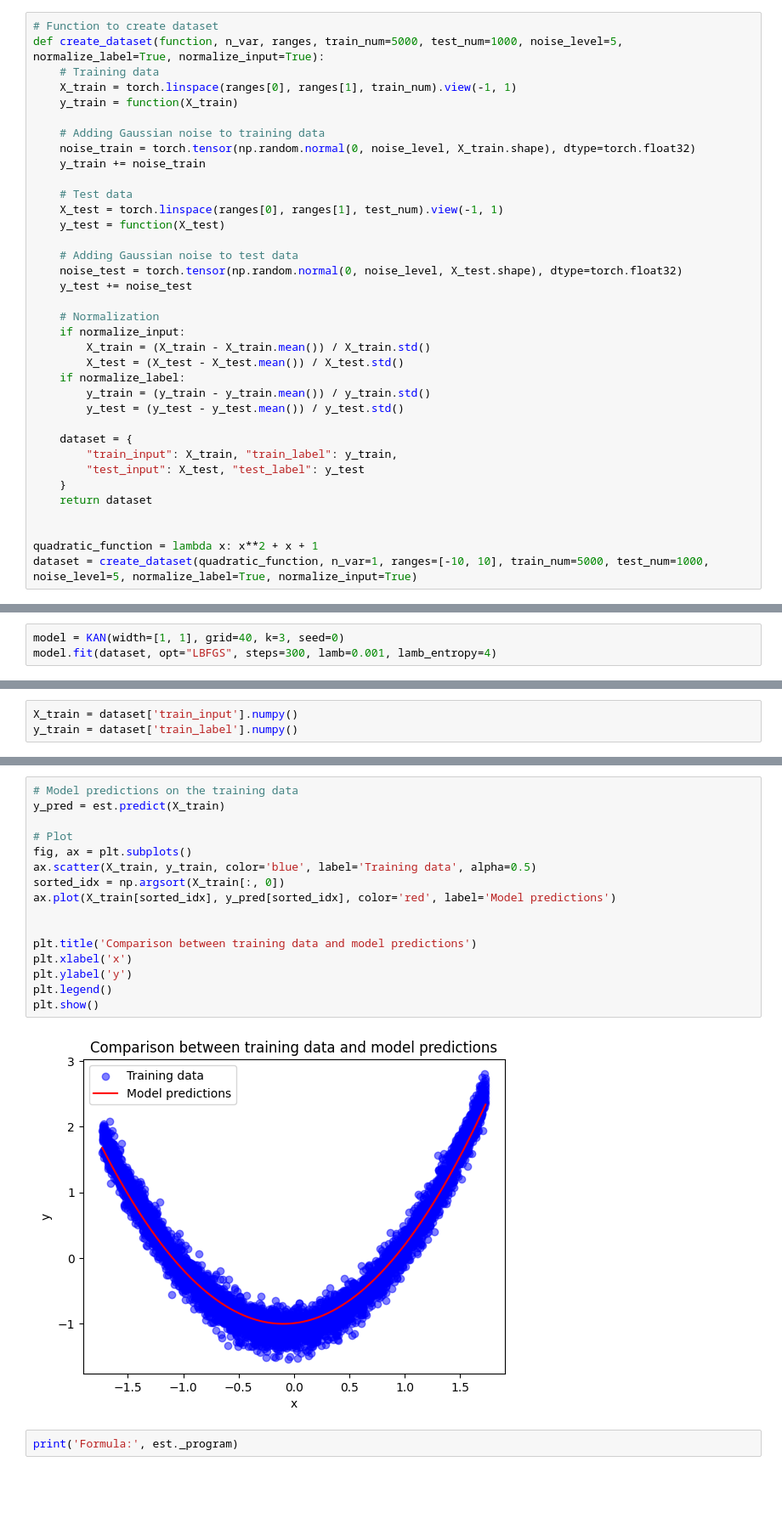
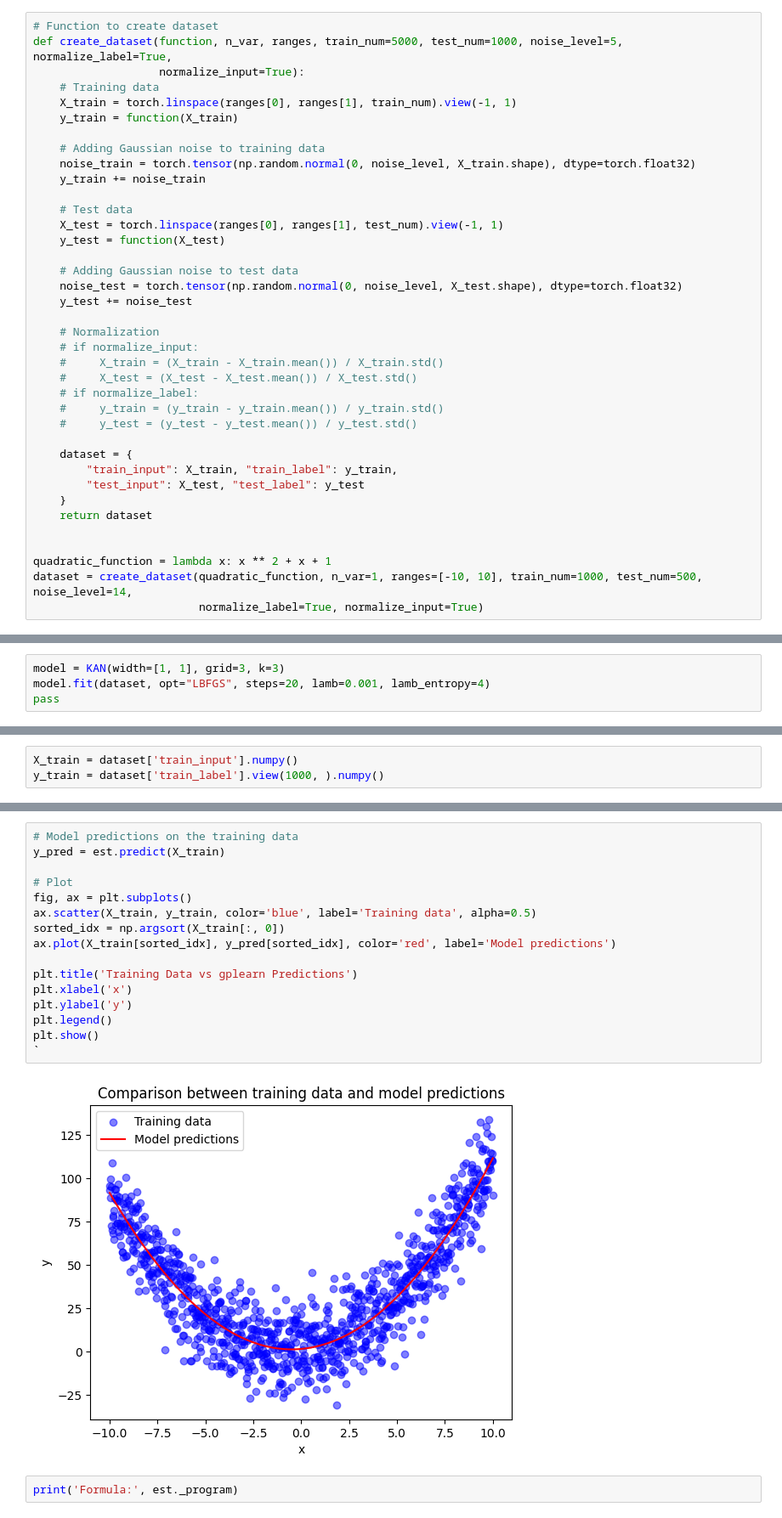
Before and after one commit to MrPio/KAN-Symbolic_Regression, a Jupyter notebook: Comparison_of_different_methods_for_SR.ipynb, the cells around one changed output, grey strips where cells are left out. Shown at 85% size. Saved outputs shown, nothing was run; the diff lists cells and outputs as text; blank space fills up the shorter version.

Commit message:
Complete Comparison_of_different_methods_for_SR notebook. Update README

```diff
--- a/Comparison_of_different_methods_for_SR.ipynb
+++ b/Comparison_of_different_methods_for_SR.ipynb
@@ -47,6 +25,7 @@ $$
 # %%
 # Function to create dataset
-def create_dataset(function, n_var, ranges, train_num=5000, test_num=1000, noise_level=5, normalize_label=True, normalize_input=True):
+def create_dataset(function, n_var, ranges, train_num=5000, test_num=1000, noise_level=5, normalize_label=True,
+                   normalize_input=True):
     # Training data
     X_train = torch.linspace(ranges[0], ranges[1], train_num).view(-1, 1)
     y_train = function(X_train)
@@ -64,12 +43,12 @@ def create_dataset(function, n_var, ranges, train_num=5000, test_num=1000, noise
     y_test += noise_test
 
     # Normalization
-    if normalize_input:
-        X_train = (X_train - X_train.mean()) / X_train.std()
-        X_test = (X_test - X_test.mean()) / X_test.std()
-    if normalize_label:
-        y_train = (y_train - y_train.mean()) / y_train.std()
-        y_test = (y_test - y_test.mean()) / y_test.std()
+    # if normalize_input:
+    #     X_train = (X_train - X_train.mean()) / X_train.std()
+    #     X_test = (X_test - X_test.mean()) / X_test.std()
+    # if normalize_label:
+    #     y_train = (y_train - y_train.mean()) / y_train.std()
+    #     y_test = (y_test - y_test.mean()) / y_test.std()
 
     dataset = {
         "train_input": X_train, "train_label": y_train,
@@ -78,8 +57,9 @@ def create_dataset(function, n_var, ranges, train_num=5000, test_num=1000, noise
     return dataset
 
 
-quadratic_function = lambda x: x**2 + x + 1
-dataset = create_dataset(quadratic_function, n_var=1, ranges=[-10, 10], train_num=5000, test_num=1000, noise_level=5, normalize_label=True, normalize_input=True)
+quadratic_function = lambda x: x ** 2 + x + 1
+dataset = create_dataset(quadratic_function, n_var=1, ranges=[-10, 10], train_num=1000, test_num=500, noise_level=14,
+                         normalize_label=True, normalize_input=True)
 # %%
 fig, ax = plt.subplots()
 ax.scatter(dataset["train_input"].cpu(), dataset["train_label"].cpu())
@@ -95,6 +75,7 @@ plt.show()
 # %%
-model = KAN(width=[1, 1], grid=40, k=3, seed=0)
-model.fit(dataset, opt="LBFGS", steps=300, lamb=0.001, lamb_entropy=4)
+model = KAN(width=[1, 1], grid=3, k=3)
+model.fit(dataset, opt="LBFGS", steps=20, lamb=0.001, lamb_entropy=4)
+pass
 # %% [output]
 checkpoint directory created: ./model
 saving model version 0.0
@@ -164,6 +136,6 @@ $\displaystyle 1.08332861480151 \left(- x - 0.0861308120637573\right)^{2} - 1.09
 # %%
 X_train = dataset['train_input'].numpy()
-y_train = dataset['train_label'].numpy()
+y_train = dataset['train_label'].view(1000, ).numpy()
 # %%
 # Configuration of the symbolic regressor
 est = SymbolicRegressor(
@@ -210,21 +191,21 @@ SymbolicRegressor(generations=50, max_samples=0.9, p_crossover=0.7,
 # %%
 # Model predictions on the training data
 y_pred = est.predict(X_train)
 
 # Plot
 fig, ax = plt.subplots()
 ax.scatter(X_train, y_train, color='blue', label='Training data', alpha=0.5)
 sorted_idx = np.argsort(X_train[:, 0])
 ax.plot(X_train[sorted_idx], y_pred[sorted_idx], color='red', label='Model predictions')
 
-
-plt.title('Comparison between training data and model predictions')
+plt.title('Training Data vs gplearn Predictions')
 plt.xlabel('x')
 plt.ylabel('y')
 plt.legend()
 plt.show()
+`
 # %% [output]
-[figure, old version]
+[figure, new version]
 # %%
 print('Formula:', est._program)
 # %% [output]
```
Also changed, not shown: parts of 20 cells of this notebook, 7 other files.
